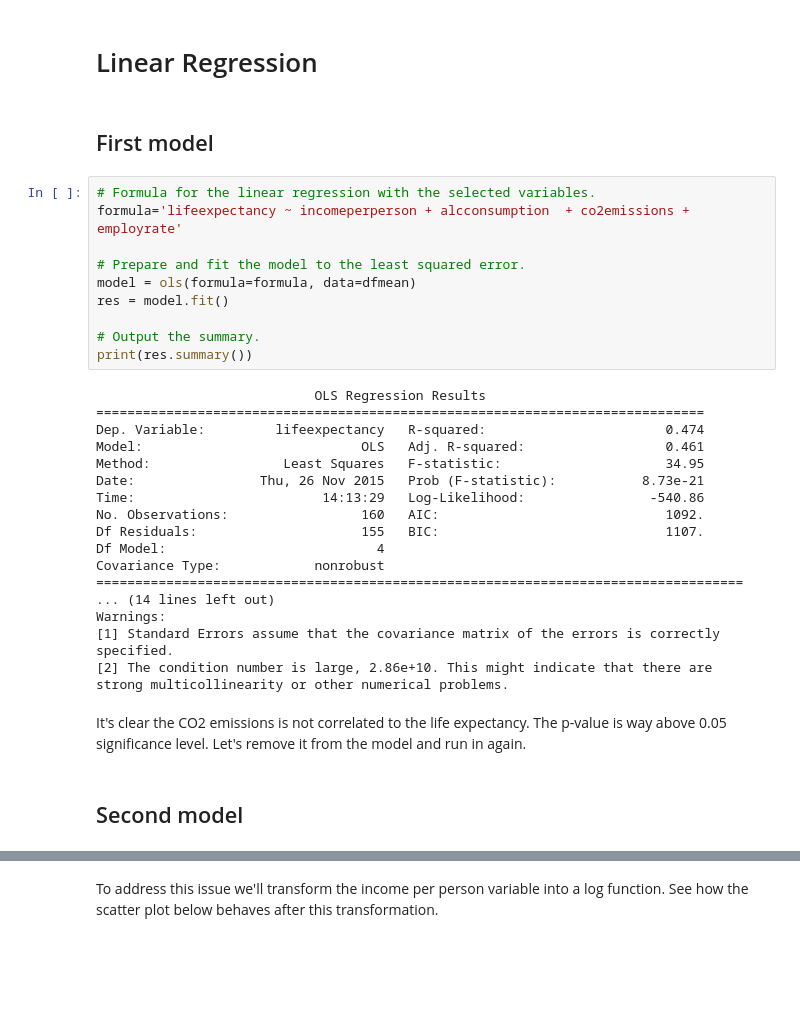
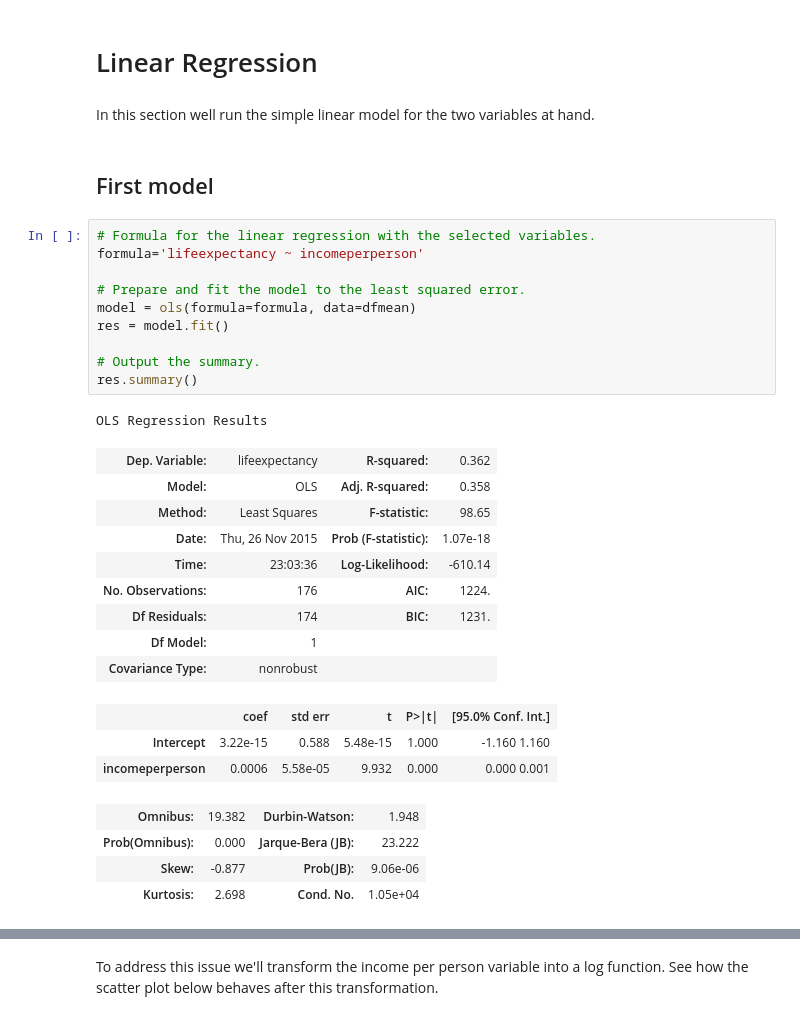
Before and after one commit to sergiosilvar/coursera_regression_modeling_practice, a Jupyter notebook: Week_2.ipynb, the cells around one changed output, grey strips where cells are left out. Drawn from its saved outputs; the diff is of its cells as text; blank space fills up the shorter version.

```diff
--- a/Week_2.ipynb
+++ b/Week_2.ipynb
@@ -219,37 +204,35 @@ dfmean.hist(bins=20, figsize=(9,9));
 It shouldn't be a surpise that the shape of the histograms didn't change at all, because centering a variable is just a linear transformation over $x$ axis, centenring them around the mean at  $x=0$, this don't work well for exponential distributions though.
 # %% [markdown]
 # Linear Regression
+# %% [markdown]
+In this section well run the simple linear model for the two variables at hand.
 # %% [markdown]
 ## First model
 # %%
 # Formula for the linear regression with the selected variables.
-formula='lifeexpectancy ~ incomeperperson + alcconsumption  + co2emissions + employrate'
+formula='lifeexpectancy ~ incomeperperson'
 
 # Prepare and fit the model to the least squared error.
 model = ols(formula=formula, data=dfmean)
 res = model.fit()
 
 # Output the summary.
-print(res.summary())
+res.summary()
 # %% [output]
-                            OLS Regression Results
-==============================================================================
-Dep. Variable:         lifeexpectancy   R-squared:                       0.474
-Model:                            OLS   Adj. R-squared:                  0.461
-Method:                 Least Squares   F-statistic:                     34.95
-Date:                Thu, 26 Nov 2015   Prob (F-statistic):           8.73e-21
-Time:                        14:13:29   Log-Likelihood:                -540.86
-No. Observations:                 160   AIC:                             1092.
-Df Residuals:                     155   BIC:                             1107.
-Df Model:                           4
-Covariance Type:            nonrobust
-===================================================================================
-... (14 lines left out)
-Warnings:
-[1] Standard Errors assume that the covariance matrix of the errors is correctly specified.
-[2] The condition number is large, 2.86e+10. This might indicate that there are
-strong multicollinearity or other numerical problems.
+OLS Regression Results
+| Dep. Variable: | lifeexpectancy | R-squared: | 0.362 |
+| Model: | OLS | Adj. R-squared: | 0.358 |
+| Method: | Least Squares | F-statistic: | 98.65 |
+| Date: | Thu, 26 Nov 2015 | Prob (F-statistic): | 1.07e-18 |
+| Time: | 23:03:36 | Log-Likelihood: | -610.14 |
+| No. Observations: | 176 | AIC: | 1224. |
+| Df Residuals: | 174 | BIC: | 1231. |
+| Df Model: | 1 |  |  |
+| Covariance Type: | nonrobust |  |  |
+|  | coef | std err | t | P>|t| | [95.0% Conf. Int.] |
+| Intercept | 3.22e-15 | 0.588 | 5.48e-15 | 1.000 | -1.160 1.160 |
+| incomeperperson | 0.0006 | 5.58e-05 | 9.932 | 0.000 | 0.000 0.001 |
+| Omnibus: | 19.382 | Durbin-Watson: | 1.948 |
+| Prob(Omnibus): | 0.000 | Jarque-Bera (JB): | 23.222 |
+| Skew: | -0.877 | Prob(JB): | 9.06e-06 |
+| Kurtosis: | 2.698 | Cond. No. | 1.05e+04 |
-# %% [markdown]
-It's clear the CO2 emissions is not correlated to the life expectancy. The p-value is way above 0.05 significance level. Let's remove it from the model and run in again.
-# %% [markdown]
-## Second model
```
Also changed, not shown: parts of 31 cells of this notebook, 1 other file.
